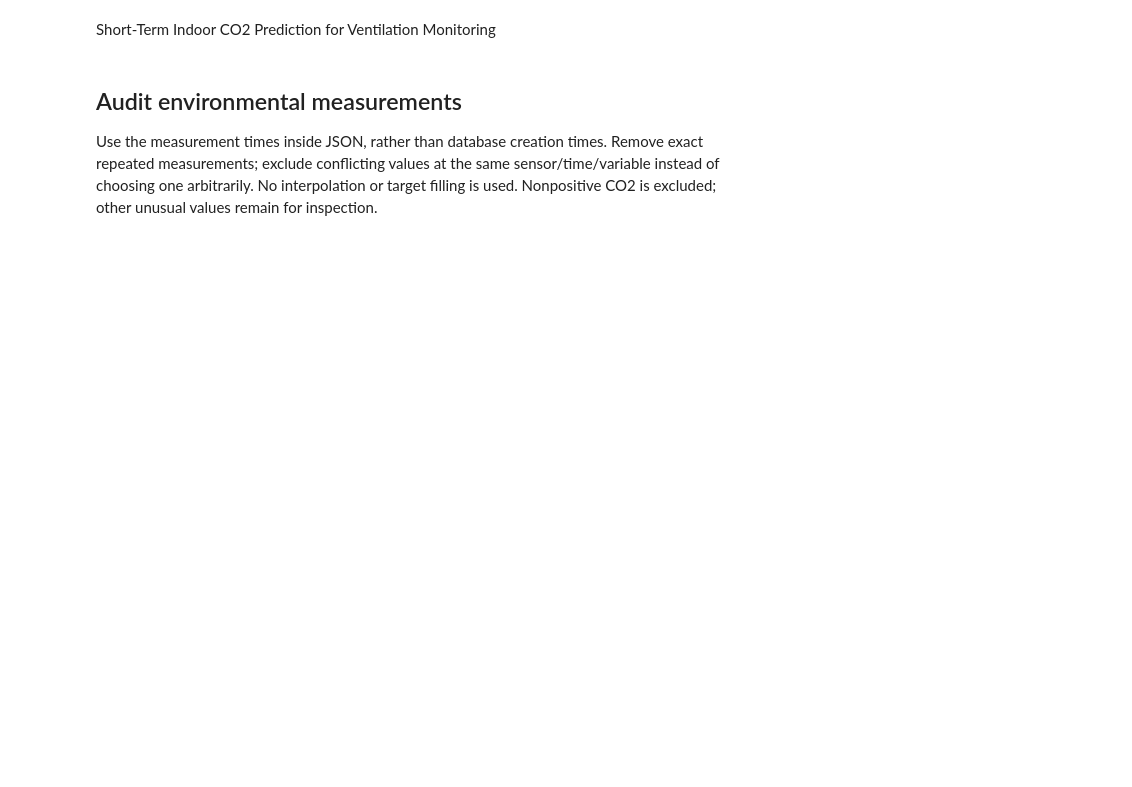
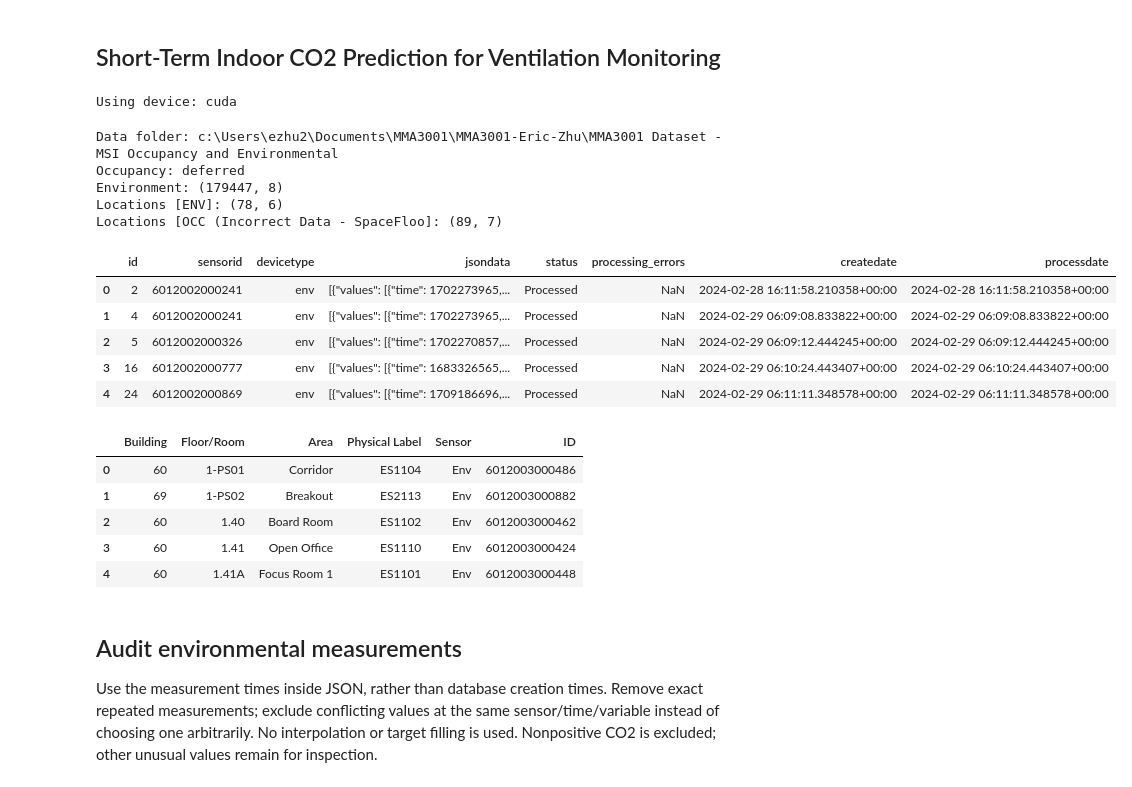
Before and after one commit to ericzhu227/MMA3001-Eric-Zhu, a Jupyter notebook: CO2_Forecasting.ipynb, the cells around one changed output. Cells and saved outputs as stored; diff of their text form; code cells hidden in the pictures; blank space fills up the shorter version.

```diff
--- a/CO2_Forecasting.ipynb
+++ b/CO2_Forecasting.ipynb
@@ -1,6 +1,11 @@
 # %% [markdown]
-Short-Term Indoor CO2 Prediction for Ventilation Monitoring
+## Short-Term Indoor CO2 Prediction for Ventilation Monitoring
 # %%
+"""Import analysis dependencies and select an optional PyTorch device.
+
+The pandas/NumPy workflow runs on CPU; device selection is retained for
+possible later PyTorch experiments and does not accelerate pandas."""
+
 from pathlib import Path
 import json
 import pandas as pd
@@ -17,7 +22,16 @@ else:
     device = torch.device("cpu") if torch is not None else "cpu"
 
 print("Using device:", device)
+# %% [output]
+Using device: cuda
 # %%
+"""Locate the raw dataset folder and load environmental records.
+
+Inputs are the named CSV files and optional location workbook. Sensor IDs
+remain strings; database timestamps are UTC. Occupancy is deferred by default.
+NROWS=None loads all environmental records. Raises FileNotFoundError if the
+folder is absent; a missing Excel reader skips only location metadata."""
+
 DATA_FOLDER = "MMA3001 Dataset - MSI Occupancy and Environmental"
 search_locations = [Path.cwd(), *Path.cwd().parents]
 data_dir = next((p / DATA_FOLDER for p in search_locations if (p / DATA_FOLDER).is_dir()), None)
@@ -33,33 +47,51 @@ NROWS = None
 LOAD_OCCUPANCY = False  # Deferred until room mapping is resolved.
 occupancy = pd.read_csv(
     occupancy_path, nrows=NROWS,
     dtype={"deviceid": "string", "floorspaceid": "string"},
 ) if LOAD_OCCUPANCY else None
 environment = pd.read_csv(
     environment_path, nrows=NROWS, dtype={"sensorid": "string"},
 )
 # UTC keeps timestamps comparable across daylight-saving offsets.
 for column in ["collecteddate", "occupancystatuschangedate"]:
     if occupancy is not None:
         occupancy[column] = pd.to_datetime(occupancy[column], format="mixed", utc=True)
 for column in ["createdate", "processdate"]:
     environment[column] = pd.to_datetime(environment[column], format="mixed", utc=True)
 
 # Keep both workbook sheets, including the occupancy sheet's original warning.
 try:
     location_sheets = pd.read_excel(locations_path, sheet_name=None, dtype="string")
 except ImportError:
     location_sheets = {}
     print("Location workbook skipped. To enable it, run %pip install openpyxl in this kernel.")
 locations = location_sheets.get("ENV", pd.DataFrame())
 occupancy_locations = location_sheets.get("OCC (Incorrect Data - SpaceFloo", pd.DataFrame())
 
 print(f"Data folder: {data_dir}")
 print(f"Occupancy: {occupancy.shape if occupancy is not None else 'deferred'}")
 print(f"Environment: {environment.shape}")
 for sheet_name, sheet in location_sheets.items():
     print(f"Locations [{sheet_name}]: {sheet.shape}")
 display(environment.head(), locations.head())
+# %% [output]
+Data folder: c:\Users\ezhu2\Documents\MMA3001\MMA3001-Eric-Zhu\MMA3001 Dataset - MSI Occupancy and Environmental
+Occupancy: deferred
+Environment: (179447, 8)
+Locations [ENV]: (78, 6)
+Locations [OCC (Incorrect Data - SpaceFloo]: (89, 7)
+|  | id | sensorid | devicetype | jsondata | status | processing_errors | createdate | processdate |
+| 0 | 2 | 6012002000241 | env | [{"values": [{"time": 1702273965,... | Processed | NaN | 2024-02-28 16:11:58.210358+00:00 | 2024-02-28 16:11:58.210358+00:00 |
+| 1 | 4 | 6012002000241 | env | [{"values": [{"time": 1702273965,... | Processed | NaN | 2024-02-29 06:09:08.833822+00:00 | 2024-02-29 06:09:08.833822+00:00 |
+| 2 | 5 | 6012002000326 | env | [{"values": [{"time": 1702270857,... | Processed | NaN | 2024-02-29 06:09:12.444245+00:00 | 2024-02-29 06:09:12.444245+00:00 |
+| 3 | 16 | 6012002000777 | env | [{"values": [{"time": 1683326565,... | Processed | NaN | 2024-02-29 06:10:24.443407+00:00 | 2024-02-29 06:10:24.443407+00:00 |
+| 4 | 24 | 6012002000869 | env | [{"values": [{"time": 1709186696,... | Processed | NaN | 2024-02-29 06:11:11.348578+00:00 | 2024-02-29 06:11:11.348578+00:00 |
+|  | Building | Floor/Room | Area | Physical Label | Sensor | ID |
+| 0 | 60 | 1-PS01 | Corridor | ES1104 | Env | 6012003000486 |
+| 1 | 69 | 1-PS02 | Breakout | ES2113 | Env | 6012003000882 |
+| 2 | 60 | 1.40 | Board Room | ES1102 | Env | 6012003000462 |
+| 3 | 60 | 1.41 | Open Office | ES1110 | Env | 6012003000424 |
+| 4 | 60 | 1.41A | Focus Room 1 | ES1101 | Env | 6012003000448 |
 # %% [markdown]
 ## Audit environmental measurements
 Use the measurement times inside JSON, rather than database creation times. Remove exact repeated measurements; exclude conflicting values at the same sensor/time/variable instead of choosing one arbitrarily. No interpolation or target filling is used. Nonpositive CO2 is excluded; other unusual values remain for inspection.
```
Also changed, not shown: parts of 5 cells of this notebook, 7 other files.
